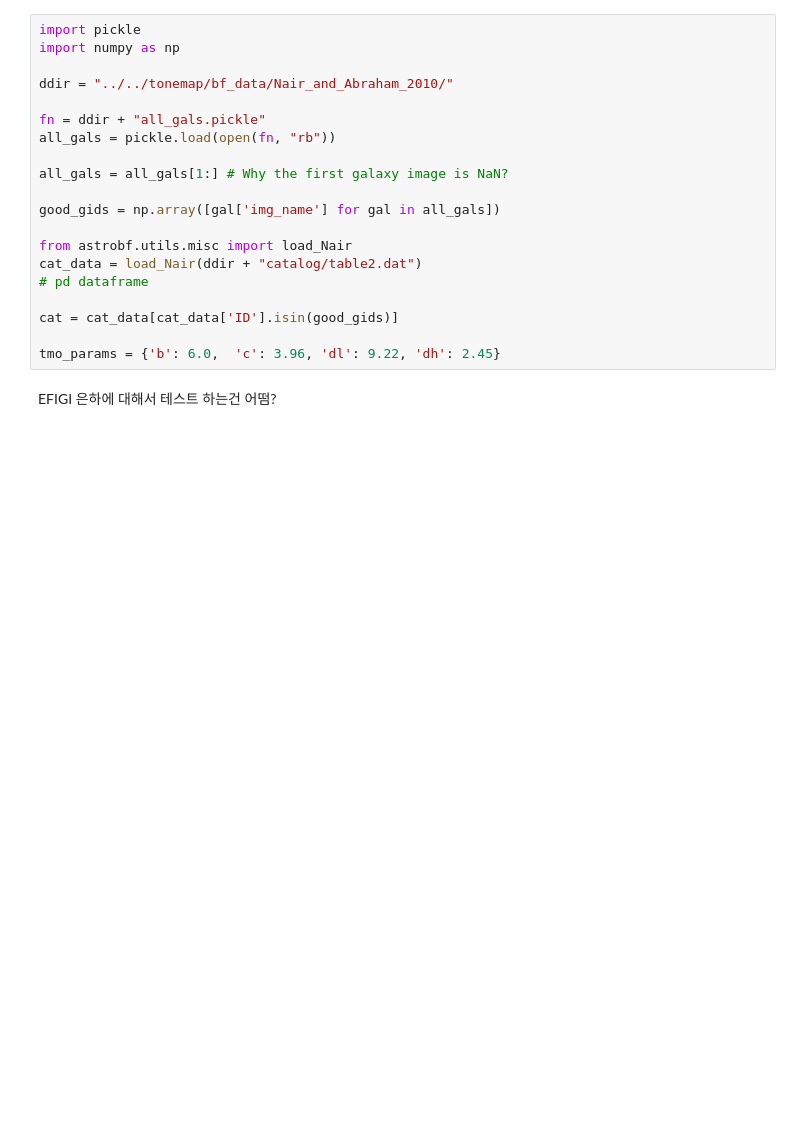
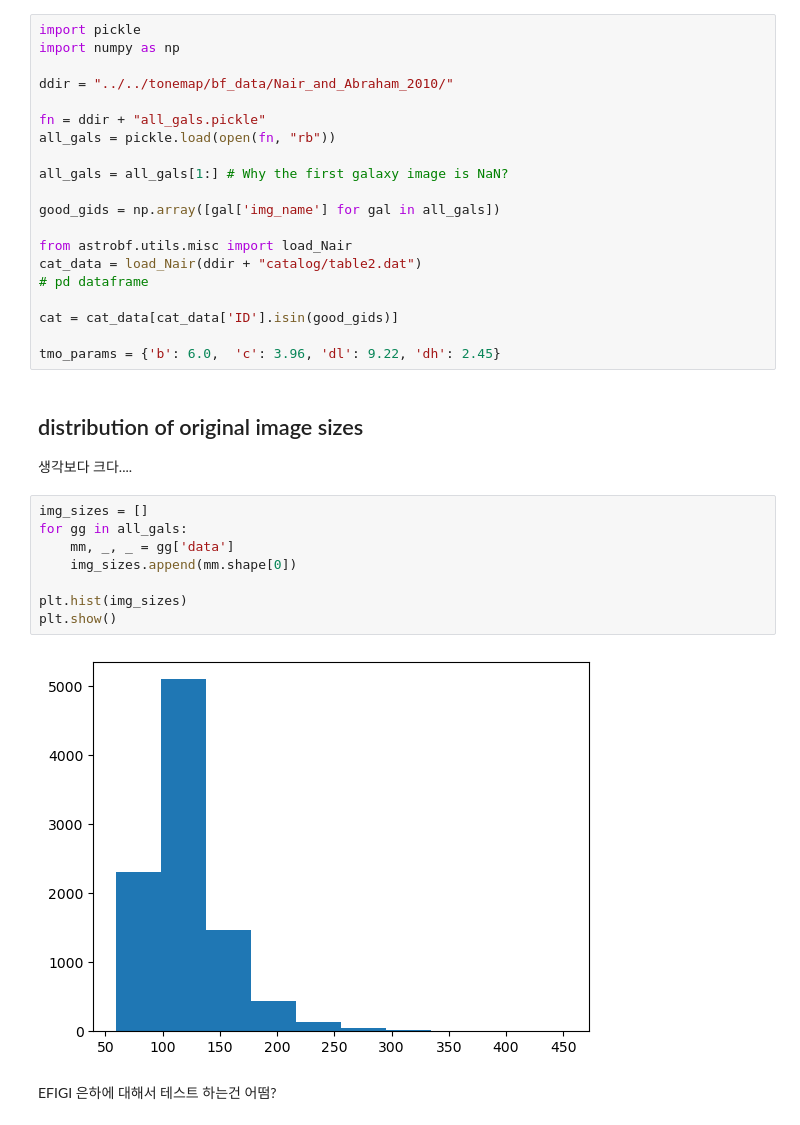
Before and after one commit to Hoseung/ATM, a Jupyter notebook: notebooks/ATM_SimCLR.ipynb, the cells around one changed output. Cells and saved outputs as stored; diff of their text form; blank space fills up the shorter version.

```diff
--- a/notebooks/ATM_SimCLR.ipynb
+++ b/notebooks/ATM_SimCLR.ipynb
@@ -168,6 +168,20 @@ cat_data = load_Nair(ddir + "catalog/table2.dat")
 cat = cat_data[cat_data['ID'].isin(good_gids)]
 
 tmo_params = {'b': 6.0,  'c': 3.96, 'dl': 9.22, 'dh': 2.45}
+# %% [markdown]
+## distribution of original image sizes
+
+생각보다 크다....
+# %%
+img_sizes = []
+for gg in all_gals:
+    mm, _, _ = gg['data']
+    img_sizes.append(mm.shape[0])
+
+plt.hist(img_sizes)
+plt.show()
+# %% [output]
+[figure, added]
 # %% [markdown]
 EFIGI 은하에 대해서 테스트 하는건 어떰?
 # %% [markdown]
```
Also changed, not shown: parts of 38 cells of this notebook, 1 other file.
